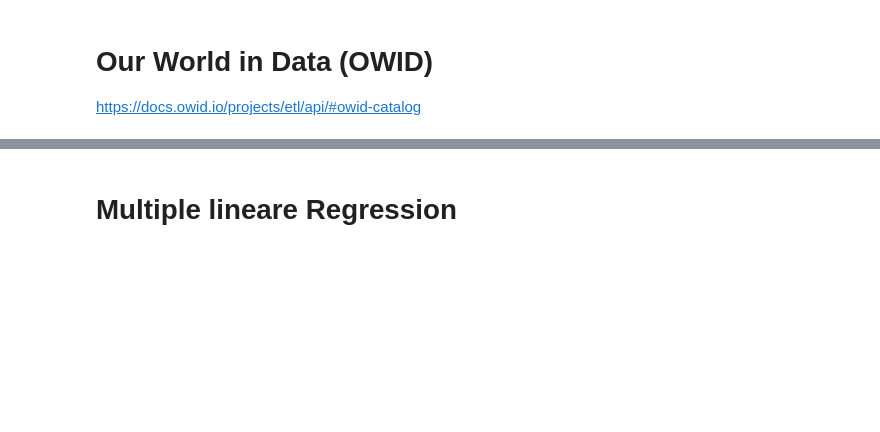
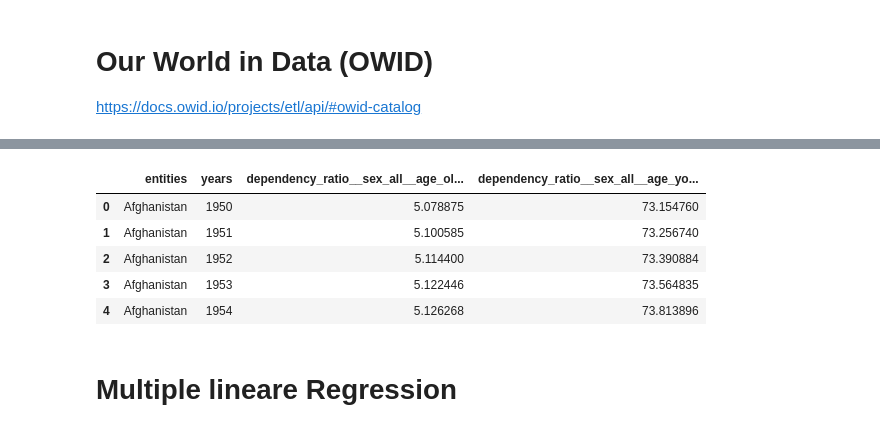
Before and after one commit to TobiasMaissen/cas_statistik_davi, a Jupyter notebook: our_world_in_data_expl.ipynb, the cells around one changed output, grey strips where cells are left out. Saved outputs shown, nothing was run; the diff lists cells and outputs as text; code cells hidden in the pictures; blank space fills up the shorter version.

```diff
--- a/our_world_in_data_expl.ipynb
+++ b/our_world_in_data_expl.ipynb
@@ -35,3 +105,12 @@ https://docs.owid.io/projects/etl/api/#owid-catalog
+# %%
+dependency_df.head()
+# %% [output]
+|  | entities | years | dependency_ratio__sex_all__age_ol... | dependency_ratio__sex_all__age_yo... |
+| 0 | Afghanistan | 1950 | 5.078875 | 73.154760 |
+| 1 | Afghanistan | 1951 | 5.100585 | 73.256740 |
+| 2 | Afghanistan | 1952 | 5.114400 | 73.390884 |
+| 3 | Afghanistan | 1953 | 5.122446 | 73.564835 |
+| 4 | Afghanistan | 1954 | 5.126268 | 73.813896 |
 # %% [markdown]
 # Multiple lineare Regression
 # %% [markdown]
```
Also changed, not shown: parts of 14 cells of this notebook.
